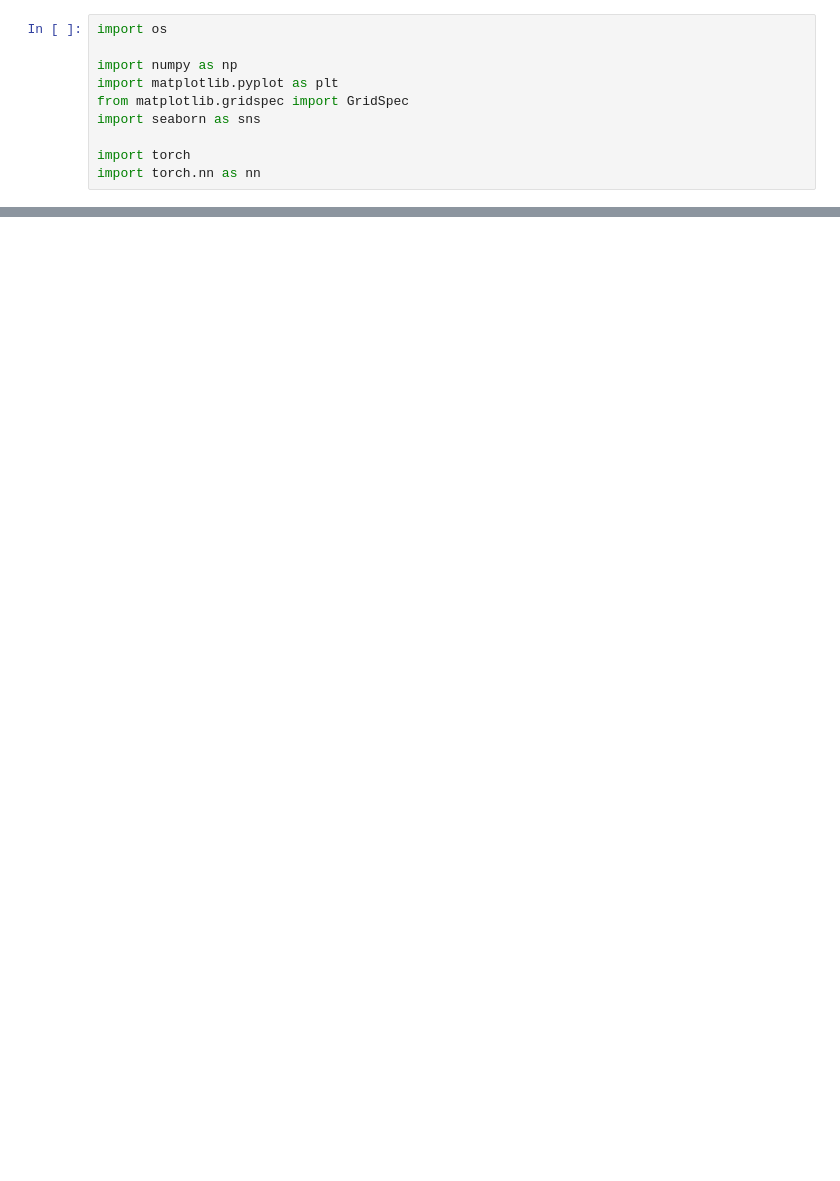
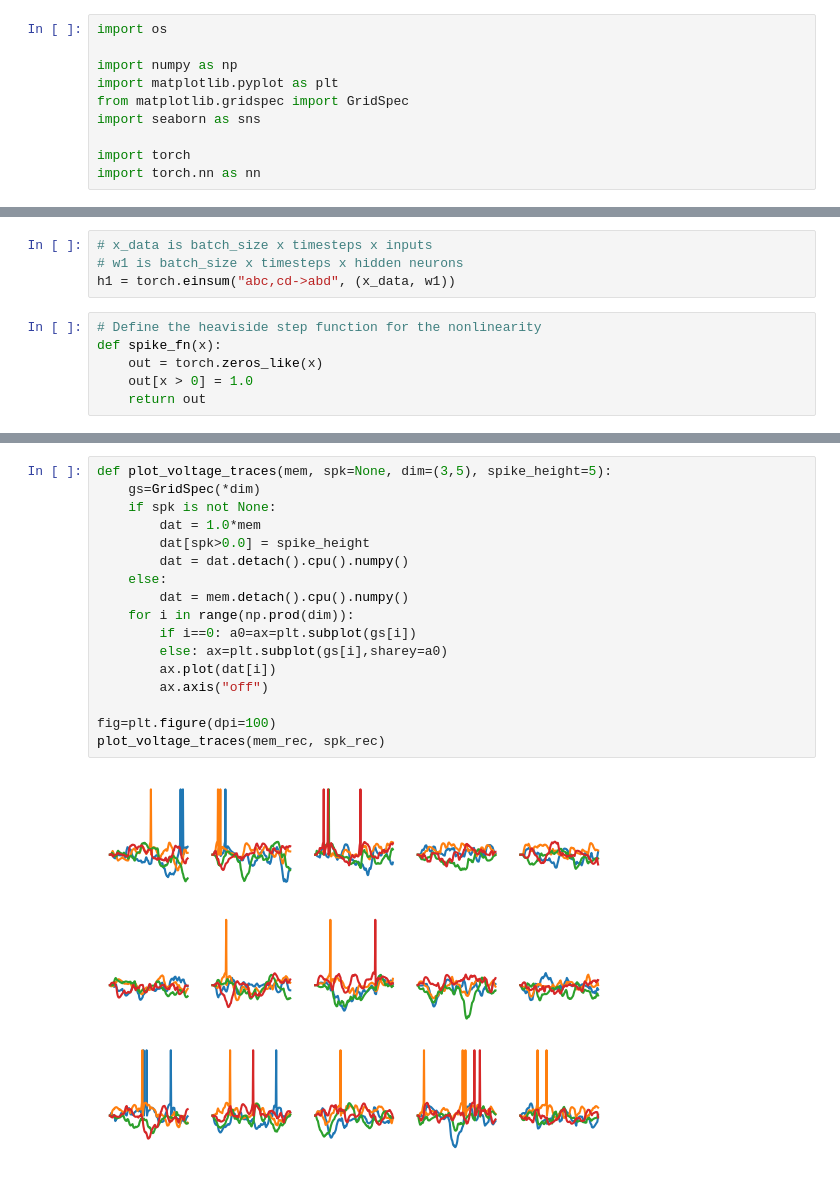
Before and after one commit to ZachLoschin/SpikingNerualNetworks, a Jupyter notebook: RLS training/LIFNeuron.ipynb, the cells around one changed output, grey strips where cells are left out. Saved outputs shown, nothing was run; the diff lists cells and outputs as text; blank space fills up the shorter version.

```diff
--- a/RLS training/LIFNeuron.ipynb
+++ b/RLS training/LIFNeuron.ipynb
@@ -106,0 +69,10 @@ sns.despine()
+# %%
+# x_data is batch_size x timesteps x inputs
+# w1 is batch_size x timesteps x hidden neurons
+h1 = torch.einsum("abc,cd->abd", (x_data, w1))
+# %%
+# Define the heaviside step function for the nonlinearity
+def spike_fn(x):
+    out = torch.zeros_like(x)
+    out[x > 0] = 1.0
+    return out
@@ -106,0 +110,19 @@ sns.despine()
+# %%
+def plot_voltage_traces(mem, spk=None, dim=(3,5), spike_height=5):
+    gs=GridSpec(*dim)
+    if spk is not None:
+        dat = 1.0*mem
+        dat[spk>0.0] = spike_height
+        dat = dat.detach().cpu().numpy()
+    else:
+        dat = mem.detach().cpu().numpy()
+    for i in range(np.prod(dim)):
+        if i==0: a0=ax=plt.subplot(gs[i])
+        else: ax=plt.subplot(gs[i],sharey=a0)
+        ax.plot(dat[i])
+        ax.axis("off")
+
+fig=plt.figure(dpi=100)
+plot_voltage_traces(mem_rec, spk_rec)
+# %% [output]
+[figure, added]
```
Also changed, not shown: parts of 6 cells of this notebook.
